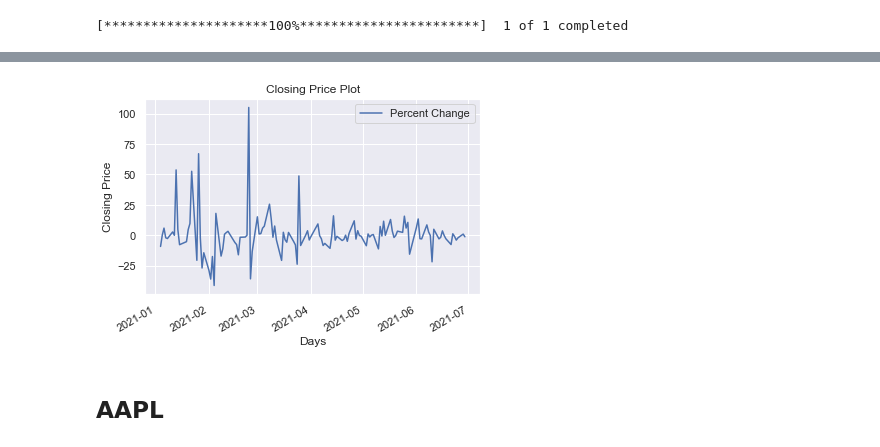
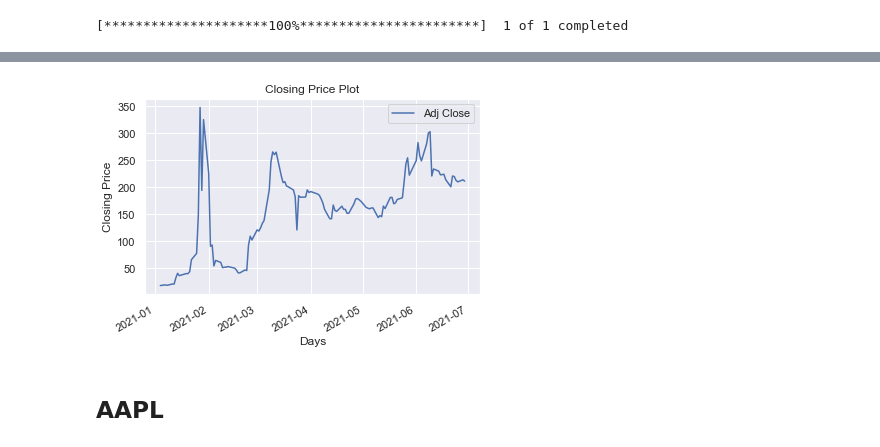
Before and after one commit to daanishali921/twitter_sentiment_stock_trend_predictor, a Jupyter notebook: scrap_book.ipynb, the cells around one changed output, grey strips where cells are left out. Cells and saved outputs as stored; diff of their text form; code cells hidden in the pictures.

```diff
--- a/scrap_book.ipynb
+++ b/scrap_book.ipynb
@@ -459,15 +457,15 @@ df_stock_gme
 # %%
 # Plot
 
-df_stock_gme[['Percent Change']].plot()
+df_stock_gme[['Adj Close']].plot()
 
 # plt.ylim(-120, 120)
 
 plt.xlabel('Days')
 plt.ylabel('Closing Price')
 plt.title('Closing Price Plot');
 # %% [output]
-[figure, old version]
+[figure, new version]
 # %% [markdown]
 ## AAPL
 # %%
```
Also changed, not shown: parts of 57 cells of this notebook.
